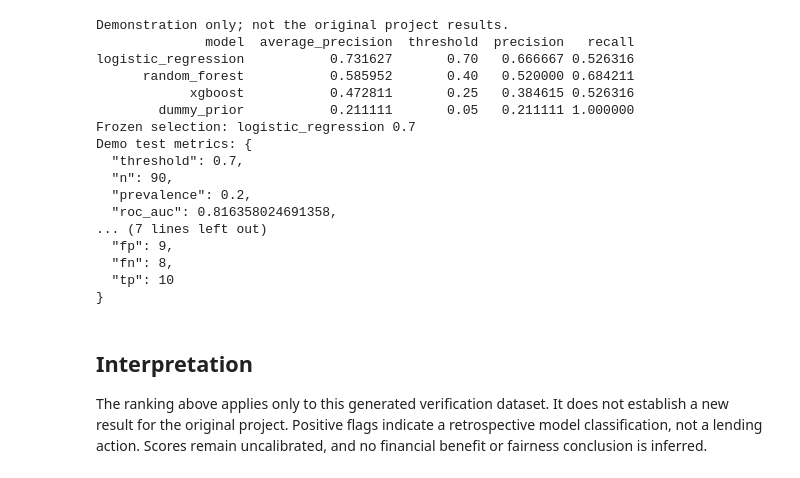
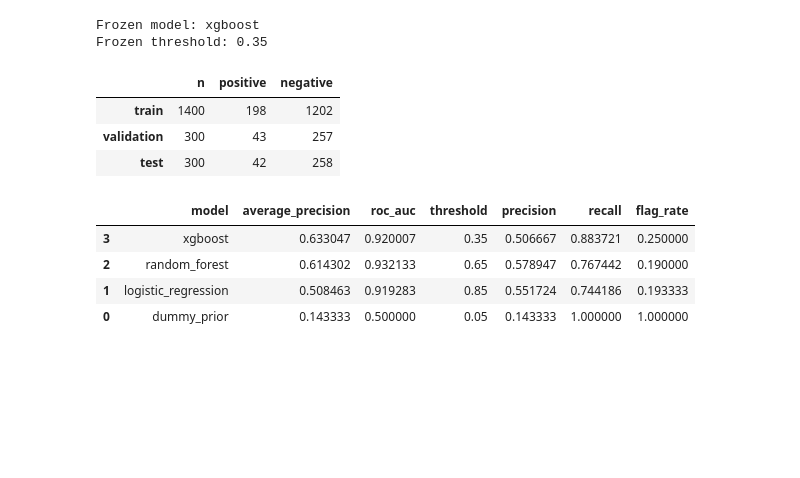
Before and after one commit to gracengg/New_to_Credit_Consumer_Risk_Analysis, a Jupyter notebook: notebooks/NTC_Consumer_Credit.ipynb, the cells around one changed output. Drawn from its saved outputs; the diff is of its cells as text; code cells hidden in the pictures; blank space fills up the shorter version.

```diff
--- a/notebooks/NTC_Consumer_Credit.ipynb
+++ b/notebooks/NTC_Consumer_Credit.ipynb
@@ -25,32 +69,22 @@ Inputs pass an explicit schema and feature allowlist. The sample is split before
 # %%
-demo = make_demo_data(n=600, seed=42)
+output = root / 'outputs/notebook'
 report, comparison = run_analysis(
-    demo, root / 'outputs' / 'notebook-demo', dataset_kind='demonstration',
+    frame, output, dataset_kind='coursework', source_path=source,
     config=EvaluationConfig(seed=42),
 )
-print(report['status'])
-print(comparison[['model', 'average_precision', 'threshold', 'precision', 'recall']].to_string(index=False))
-print('Frozen selection:', report['selected_model'], report['selected_threshold'])
-print('Demo test metrics:', json.dumps(report['selected_model_test'], indent=2))
+display(pd.DataFrame(report['split_class_counts']).T)
+display(comparison[['model','average_precision','roc_auc','threshold','precision','recall','flag_rate']])
+print('Frozen model:', report['selected_model'])
+print('Frozen threshold:', report['selected_threshold'])
 # %% [output]
-Demonstration only; not the original project results.
-              model  average_precision  threshold  precision   recall
-logistic_regression           0.731627       0.70   0.666667 0.526316
-      random_forest           0.585952       0.40   0.520000 0.684211
-            xgboost           0.472811       0.25   0.384615 0.526316
-        dummy_prior           0.211111       0.05   0.211111 1.000000
-Frozen selection: logistic_regression 0.7
-Demo test metrics: {
-  "threshold": 0.7,
-  "n": 90,
-  "prevalence": 0.2,
-  "roc_auc": 0.816358024691358,
-... (7 lines left out)
-  "fp": 9,
-  "fn": 8,
-  "tp": 10
-}
+Frozen model: xgboost
+Frozen threshold: 0.35
+|  | n | positive | negative |
+| train | 1400 | 198 | 1202 |
+| validation | 300 | 43 | 257 |
+| test | 300 | 42 | 258 |
+|  | model | average_precision | roc_auc | threshold | precision | recall | flag_rate |
+| 3 | xgboost | 0.633047 | 0.920007 | 0.35 | 0.506667 | 0.883721 | 0.250000 |
+| 2 | random_forest | 0.614302 | 0.932133 | 0.65 | 0.578947 | 0.767442 | 0.190000 |
+| 1 | logistic_regression | 0.508463 | 0.919283 | 0.85 | 0.551724 | 0.744186 | 0.193333 |
+| 0 | dummy_prior | 0.143333 | 0.500000 | 0.05 | 0.143333 | 1.000000 | 1.000000 |
-# %% [markdown]
-## Interpretation
-
-The ranking above applies only to this generated verification dataset. It does not establish a new result for the original project. Positive flags indicate a retrospective model classification, not a lending action. Scores remain uncalibrated, and no financial benefit or fairness conclusion is inferred.
```
Also changed, not shown: parts of 18 cells of this notebook, 36 other files.
